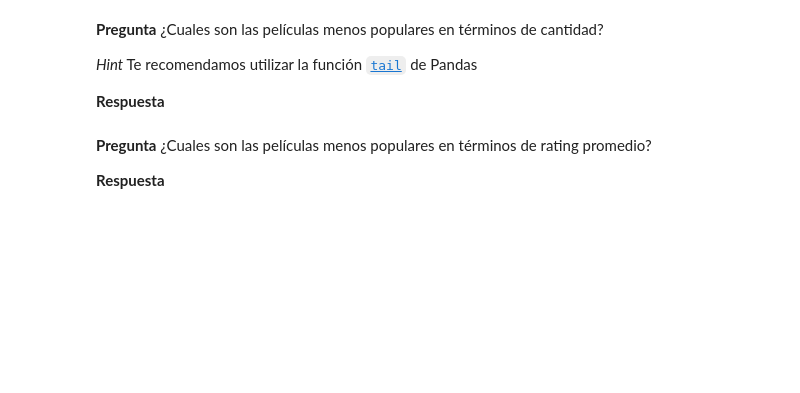
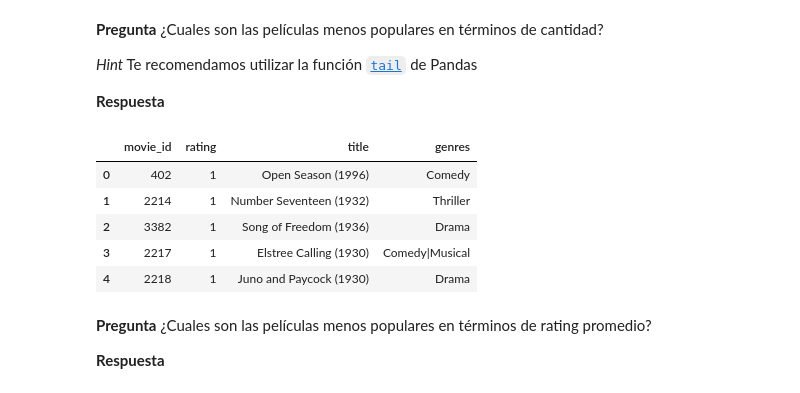
Before and after one commit to ecaminero/recommendation-sys, a Jupyter notebook: recsys-labs/assignment-2/Homework.ipynb, the cells around one changed output. Cells and saved outputs as stored; diff of their text form; code cells hidden in the pictures; blank space fills up the shorter version.

```diff
--- a/recsys-labs/assignment-2/Homework.ipynb
+++ b/recsys-labs/assignment-2/Homework.ipynb
@@ -162,3 +182,16 @@ top_5_mean_rating
+# %%
+# TODO: Code your answer here
+less_popular = ratings.groupby(['movie_id'], as_index=False)[['rating']].count()
+less_popular = less_popular.sort_values(by=['rating'])
+less_popular = less_popular.merge(movies, on='movie_id', how='inner')
+less_popular.head(5)
+# %% [output]
+|  | movie_id | rating | title | genres |
+| 0 | 402 | 1 | Open Season (1996) | Comedy |
+| 1 | 2214 | 1 | Number Seventeen (1932) | Thriller |
+| 2 | 3382 | 1 | Song of Freedom (1936) | Drama |
+| 3 | 2217 | 1 | Elstree Calling (1930) | Comedy|Musical |
+| 4 | 2218 | 1 | Juno and Paycock (1930) | Drama |
 # %% [markdown]
 **Pregunta** ¿Cuales son las películas menos populares en términos de rating promedio?
 
```
Also changed, not shown: parts of 29 cells of this notebook, 6 other files.
